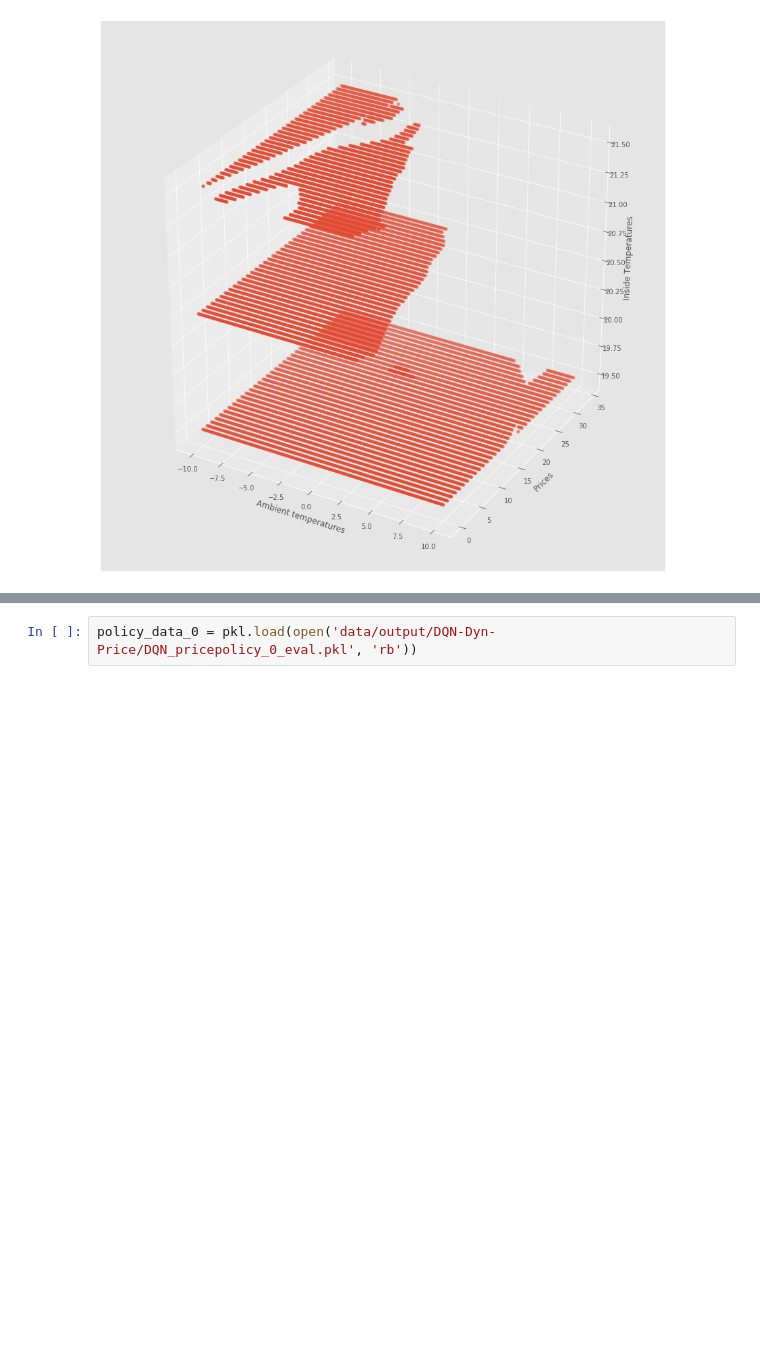
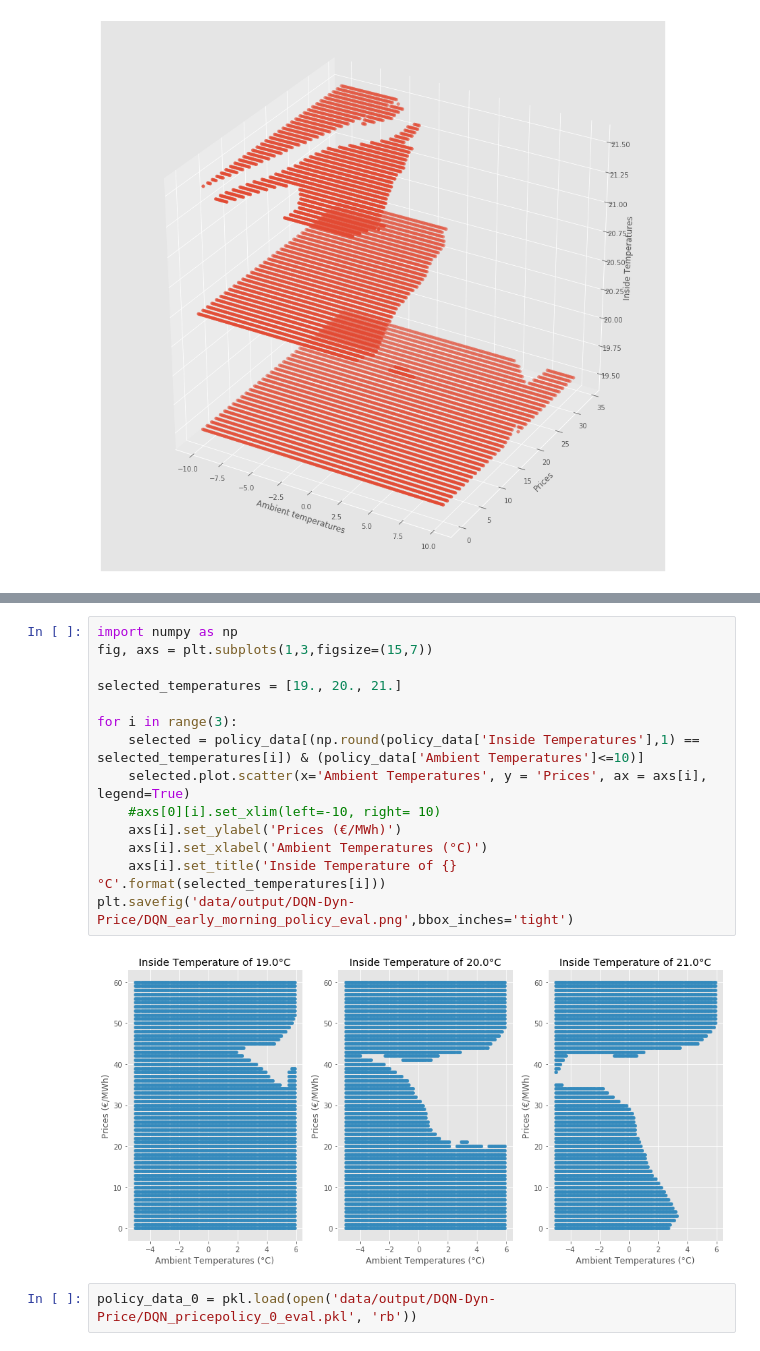
Before and after one commit to Cernewein/heating-RL-agent, a Jupyter notebook: Notebooks/Visualization.ipynb, the cells around one changed output, grey strips where cells are left out. Cells and saved outputs as stored; diff of their text form; blank space fills up the shorter version.

```diff
--- a/Notebooks/Visualization.ipynb
+++ b/Notebooks/Visualization.ipynb
@@ -426,3 +438,19 @@ plt.savefig('data/output/DQN-Dyn-Price/DQN_policy_eval.png',bbox_inches='tight')
+# %%
+import numpy as np
+fig, axs = plt.subplots(1,3,figsize=(15,7))
+
+selected_temperatures = [19., 20., 21.]
+
+for i in range(3):
+    selected = policy_data[(np.round(policy_data['Inside Temperatures'],1) == selected_temperatures[i]) & (policy_data['Ambient Temperatures']<=10)]
+    selected.plot.scatter(x='Ambient Temperatures', y = 'Prices', ax = axs[i], legend=True)
+    #axs[0][i].set_xlim(left=-10, right= 10)
+    axs[i].set_ylabel('Prices (€/MWh)')
+    axs[i].set_xlabel('Ambient Temperatures (°C)')
+    axs[i].set_title('Inside Temperature of {}°C'.format(selected_temperatures[i]))
+plt.savefig('data/output/DQN-Dyn-Price/DQN_early_morning_policy_eval.png',bbox_inches='tight')
+# %% [output]
+[figure, added]
 # %%
 policy_data_0 = pkl.load(open('data/output/DQN-Dyn-Price/DQN_pricepolicy_0_eval.pkl', 'rb'))
 # %%
```
Also changed, not shown: parts of 5 cells of this notebook, 1 other file.
